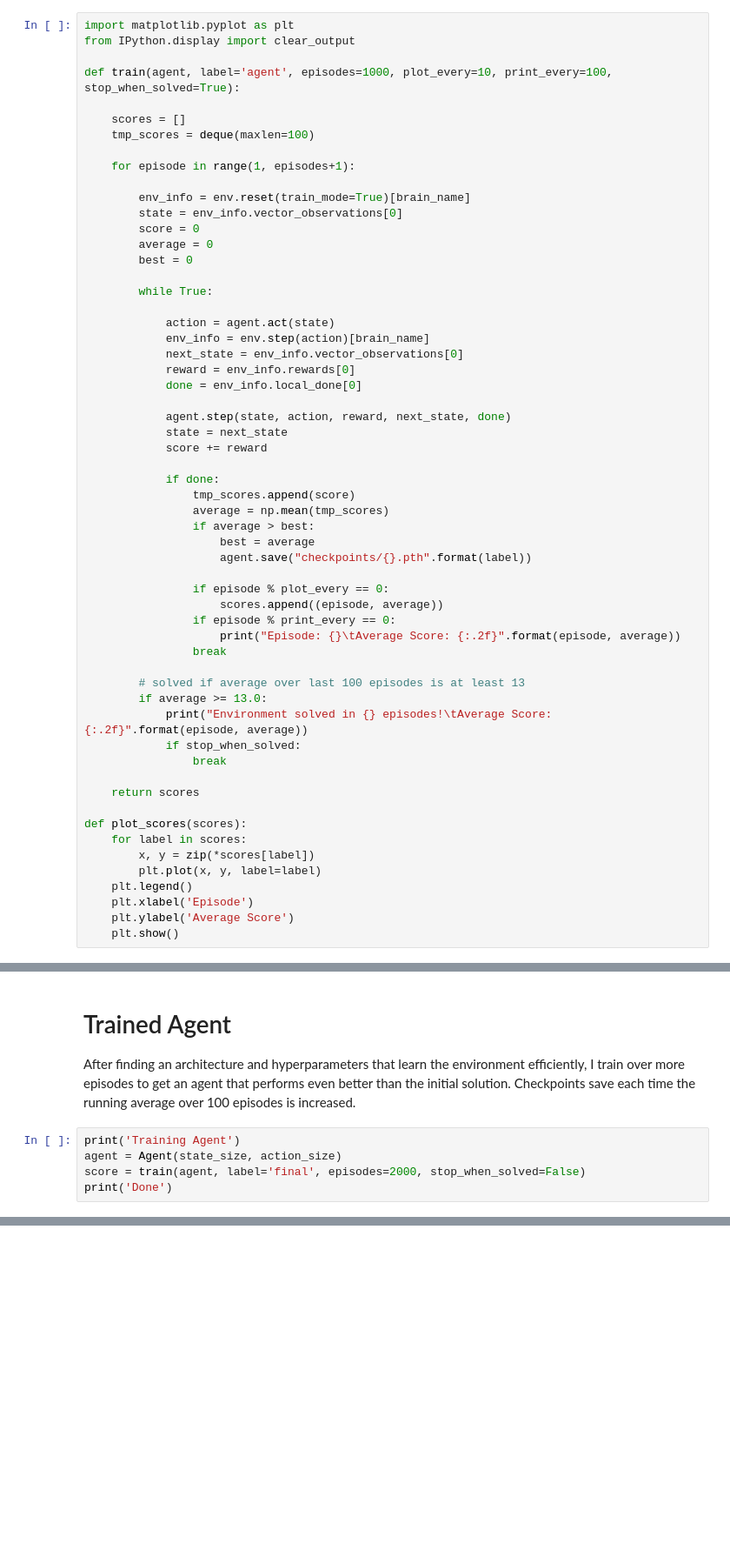
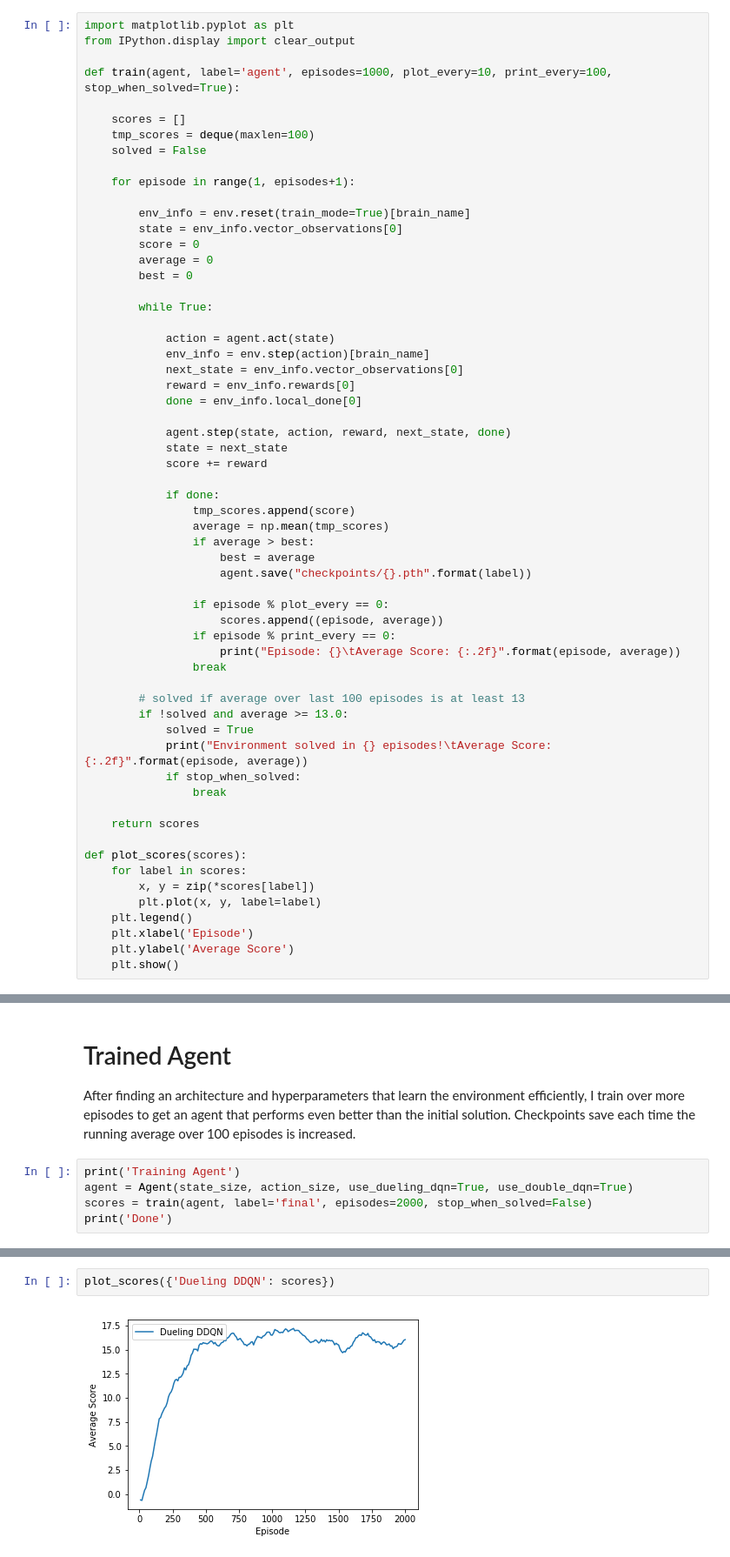
Before and after one commit to mleonardallen/DeepRL-Navigation, a Jupyter notebook: Navigation.ipynb, the cells around one changed output, grey strips where cells are left out. Shown: that part at 87% size. Drawn from its saved outputs; the diff is of its cells as text; blank space fills up the shorter version.

```diff
--- a/Navigation.ipynb
+++ b/Navigation.ipynb
@@ -340,6 +339,7 @@ def train(agent, label='agent', episodes=1000, plot_every=10, print_every=100, s
 
     scores = []
     tmp_scores = deque(maxlen=100)
+    solved = False
 
     for episode in range(1, episodes+1):
 
@@ -375,7 +375,8 @@ def train(agent, label='agent', episodes=1000, plot_every=10, print_every=100, s
                 break
 
         # solved if average over last 100 episodes is at least 13
-        if average >= 13.0:
+        if !solved and average >= 13.0:
+            solved = True
             print("Environment solved in {} episodes!\tAverage Score: {:.2f}".format(episode, average))
             if stop_when_solved:
                 break
@@ -445,6 +430,6 @@ Episode: 200    Average Score: 9.02
 After finding an architecture and hyperparameters that learn the environment efficiently, I train over more episodes to get an agent that performs even better than the initial solution.  Checkpoints save each time the running average over 100 episodes is increased.
 # %%
 print('Training Agent')
-agent = Agent(state_size, action_size)
-score = train(agent, label='final', episodes=2000, stop_when_solved=False)
+agent = Agent(state_size, action_size, use_dueling_dqn=True, use_double_dqn=True)
+scores = train(agent, label='final', episodes=2000, stop_when_solved=False)
 print('Done')
@@ -451,3 +454,7 @@ print('Done')
+# %%
+plot_scores({'Dueling DDQN': scores})
+# %% [output]
+[figure, added]
 # %%
 env = UnityEnvironment(file_name="Banana.app")
 brain_name = env.brain_names[0]
```
Also changed, not shown: parts of 5 cells of this notebook, 1 other file.
